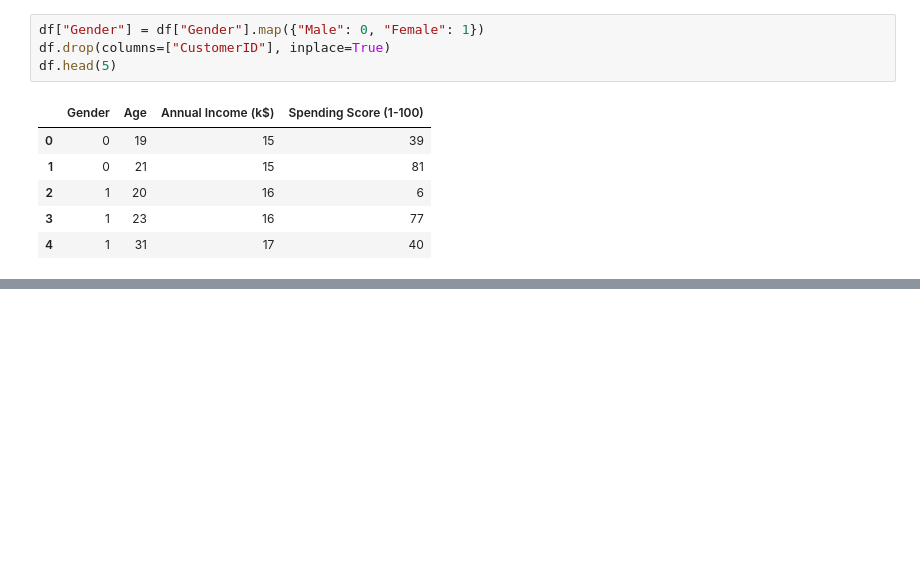
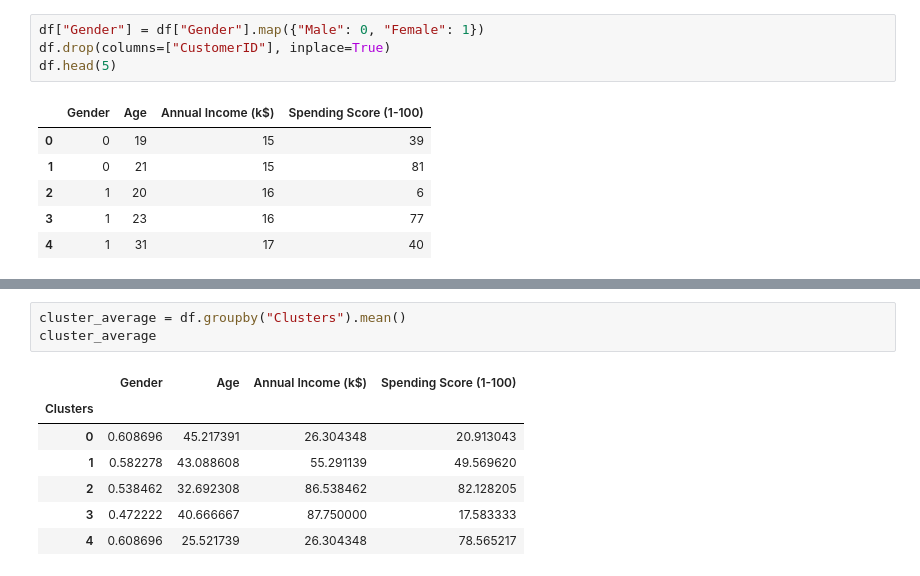
Before and after one commit to Saugat-Khadka/AI-ML-Class, a Jupyter notebook: Day 10/main.ipynb, the cells around one changed output, grey strips where cells are left out. Cells and saved outputs as stored; diff of their text form; blank space fills up the shorter version.

```diff
--- a/Day 10/main.ipynb
+++ b/Day 10/main.ipynb
@@ -64,0 +82,11 @@ array([1, 1, 1, 1, 1, 1, 1, 1, 1, 1, 1, 1, 1, 1, 1, 1, 1, 1, 1, 1, 1, 1,
+# %%
+cluster_average = df.groupby("Clusters").mean()
+cluster_average
+# %% [output]
+|  | Gender | Age | Annual Income (k$) | Spending Score (1-100) |
+| Clusters |  |  |  |  |
+| 0 | 0.608696 | 45.217391 | 26.304348 | 20.913043 |
+| 1 | 0.582278 | 43.088608 | 55.291139 | 49.569620 |
+| 2 | 0.538462 | 32.692308 | 86.538462 | 82.128205 |
+| 3 | 0.472222 | 40.666667 | 87.750000 | 17.583333 |
+| 4 | 0.608696 | 25.521739 | 26.304348 | 78.565217 |
```
Also changed, not shown: parts of 8 cells of this notebook.
